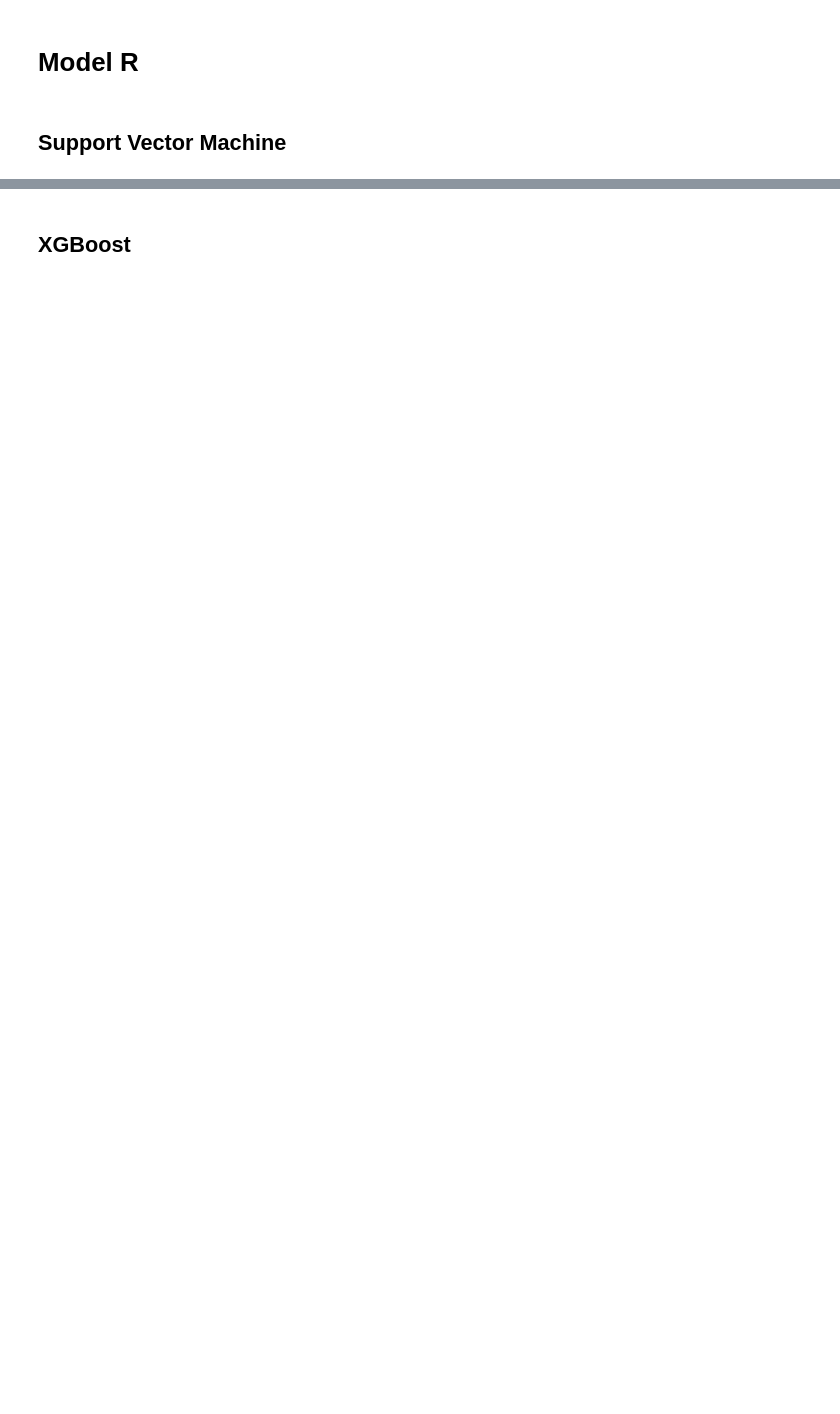
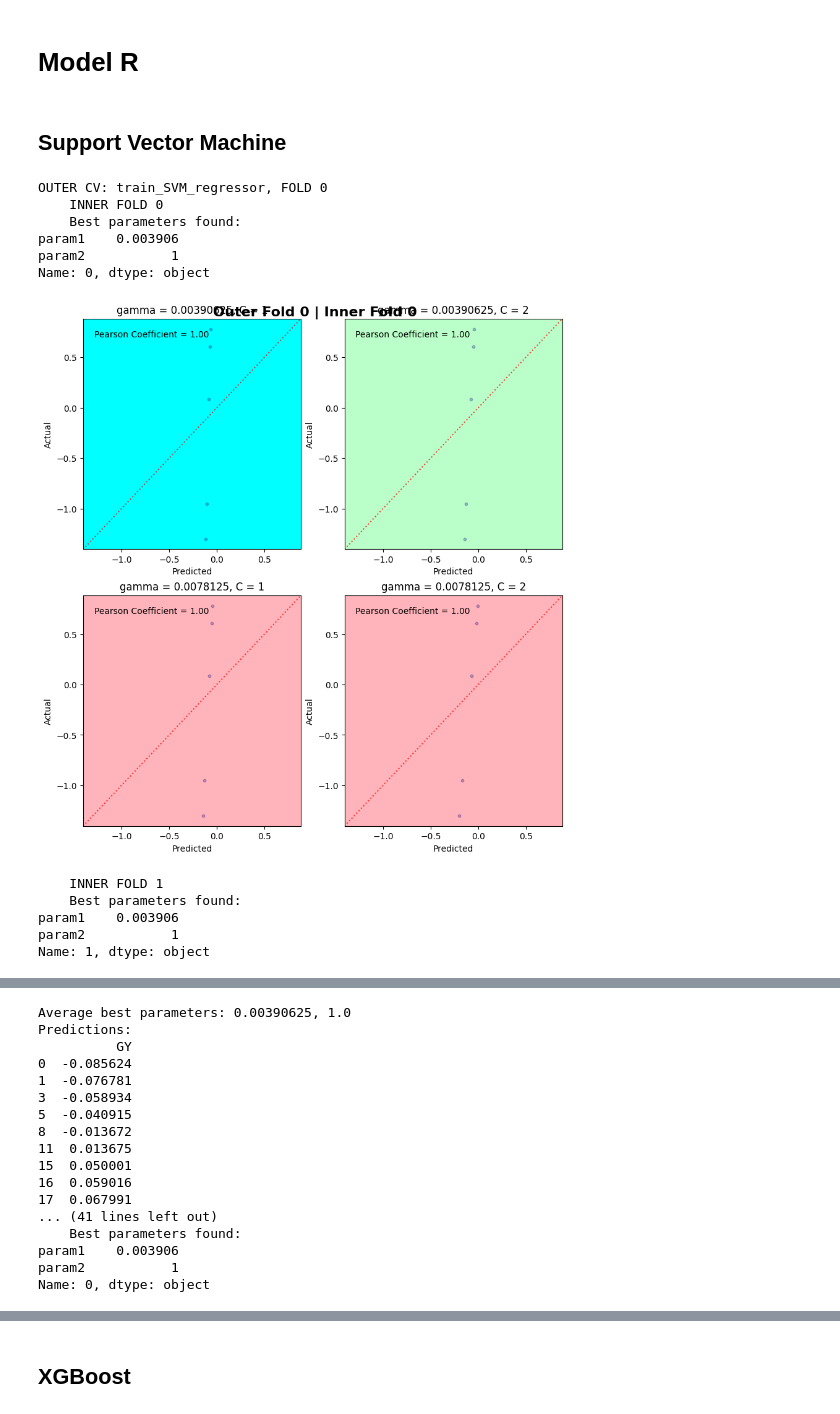
Before and after one commit to CaoCalvin/ml_research, a Jupyter notebook: project.ipynb, the cells around one changed output, grey strips where cells are left out. Cells and saved outputs as stored; diff of their text form; code cells hidden in the pictures; blank space fills up the shorter version.

```diff
--- a/project.ipynb
+++ b/project.ipynb
@@ -109,19 +109,19 @@ y.head()
 | 3 | GID6688933 | Bed5IR | 2.0 | 2.0 | 6.350670 | 0.0 |
 | 4 | GID6688934 | Bed5IR | 1.0 | 2.0 | 6.523289 | 0.0 |
 # %%
-y = y[['GY']].set_index(y['GID'])
+y_bin = y_bin[['GY']].set_index(y_bin['GID'])
 
 # sort by index
-y = y.sort_index()
+y_bin = y_bin.sort_index()
 
 # check missing values
-cdt.assert_no_bad_values(y)
+cdt.assert_no_bad_values(y_bin)
 
 # each seed was planted in 4 different environments, but we don't care about environmental differences
 # so we take the average of every group of four rows to reduce the dataset to 1/4 its original size
-y = cdt.avg_rows(y, 4)
+y_bin = cdt.avg_rows(y_bin, 4)
 
-y.head()
+y_bin.head()
 # %% [output]
 |  | GY |
 | GID |  |
@@ -336,6 +334,7 @@ def outer_CV_R(n_outer_splits: int, n_inner_splits: int, X : pd.DataFrame, y : p
         DataFrame containing 5 metrics (Pearson, F1 Score, Sensitivity, Specificity, Kappa) for each outer fold.
     """
 
+
     # Create KFold object for outer loop to split data into train and test sets
     kfold = KFold(n_splits=n_outer_splits, shuffle=True, random_state=kfold_random_state)
 
@@ -344,12 +343,15 @@ def outer_CV_R(n_outer_splits: int, n_inner_splits: int, X : pd.DataFrame, y : p
 
     # Iterate through each train-test split
     for i, (train_index, test_index) in enumerate(kfold.split(X)):
+        print(f"OUTER CV: {train_model_callback.__name__}, FOLD {i}")
+
         # Split the data into train and test sets
         X_train, X_test = X.iloc[train_index], X.iloc[test_index]
         y_train, y_test = y.iloc[train_index], y.iloc[test_index]
 
         # Find mean best hyperparameter values based on prediction accuracy using inner-fold CV
         best_param1, best_param2 = inner_CV_R(n_inner_splits, X_train, y_train, axis1_params, axis2_params, train_model_callback, kfold_random_state, plot_title=f"Outer Fold {i}", **kwargs)
+        print(f"Average best parameters: {best_param1}, {best_param2}")
 
         # Train model with all training and CV data of outer fold using mean best hyperparameters
         super_model = train_model_callback(X_train, np.ravel(y_train), **dict(zip([axis1_params.name, axis2_params.name], [best_param1, best_param2])), **kwargs)
@@ -361,8 +363,14 @@ def outer_CV_R(n_outer_splits: int, n_inner_splits: int, X : pd.DataFrame, y : p
         pearson, _ = pearsonr(np.ravel(y_pred), np.ravel(y_test))
 
         # Classify predictions and actuals of super_model as top or not top (boolean)
-        y_pred_top = bmo.classify_top(y_pred, top_line_thresh)
-        y_test_top = bmo.classify_top(y_test, top_line_thresh)
+        print(f"Predictions: \n{y_pred}")
+        print(f"Actuals: \n{y_test}")
+        top_boundary_val = y_pred.iloc[:, 0].quantile(top_line_thresh)
+        y_pred_top = bmo.continuous_to_binary_absolute(y_pred, top_boundary_val)
+        y_test_top = bmo.continuous_to_binary_absolute(y_test, top_boundary_val)
+        print(f"Top Boundary Value: \n{top_boundary_val}")
+        print(f"Binary Predictions: \n{y_pred_top}")
+        print(f"Binary Actuals: \n{y_test_top}")
 
         # Calculate classification metrics and add new row to kfold_metrics
         classification_metrics = cdt.classification_metrics(y_pred_top, y_test_top)
@@ -379,12 +387,26 @@ def outer_CV_R(n_outer_splits: int, n_inner_splits: int, X : pd.DataFrame, y : p
 # %%
 
 # Real values
 x_params_SVM_R = mdo.AxisParams('gamma', bmo.power_list(2, -14, -6))
 y_params_SVM_R = mdo.AxisParams('C', bmo.power_list(2, -2, 6))
-metrics_SVM_R = outer_CV_R(10, 5, X_sc, y_sc, x_params_SVM_R, y_params_SVM_R, bmo.train_SVM_regressor, kfold_random_state=RANDOM_STATE, kernel='rbf', top_line_thresh=TOP_LINE_THRESH)
+metrics_SVM_R = outer_CV_R(5, 10, X_sc, y_sc, x_params_SVM_R, y_params_SVM_R, bmo.train_SVM_regressor, kfold_random_state=RANDOM_STATE, kernel='rbf', top_line_thresh=TOP_LINE_THRESH)
+
 """
 # Dummy values for quick debugging tests
 x_params_SVM_R = mdo.AxisParams('gamma', bmo.power_list(2, -8, -7))
 y_params_SVM_R = mdo.AxisParams('C', bmo.power_list(2, 0, 1))
 metrics_SVM_R = outer_CV_R(2, 2, X_sc, y_sc, x_params_SVM_R, y_params_SVM_R, bmo.train_SVM_regressor, kfold_random_state=RANDOM_STATE, kernel='rbf', top_line_thresh=TOP_LINE_THRESH)
 """
+# %% [output]
+OUTER CV: train_SVM_regressor, FOLD 0
+    INNER FOLD 0
+    Best parameters found:
+param1    0.003906
+param2           1
+Name: 0, dtype: object
+[figure, added]
+    INNER FOLD 1
+    Best parameters found:
+param1    0.003906
+param2           1
+Name: 1, dtype: object
@@ -390,0 +414,17 @@ metrics_SVM_R = outer_CV_R(2, 2, X_sc, y_sc, x_params_SVM_R, y_params_SVM_R, bmo
+Average best parameters: 0.00390625, 1.0
+Predictions:
+          GY
+0  -0.085624
+1  -0.076781
+3  -0.058934
+5  -0.040915
+8  -0.013672
+11  0.013675
+15  0.050001
+16  0.059016
+17  0.067991
+... (41 lines left out)
+    Best parameters found:
+param1    0.003906
+param2           1
+Name: 0, dtype: object
```
Also changed, not shown: parts of 24 cells of this notebook, 3 other files.
